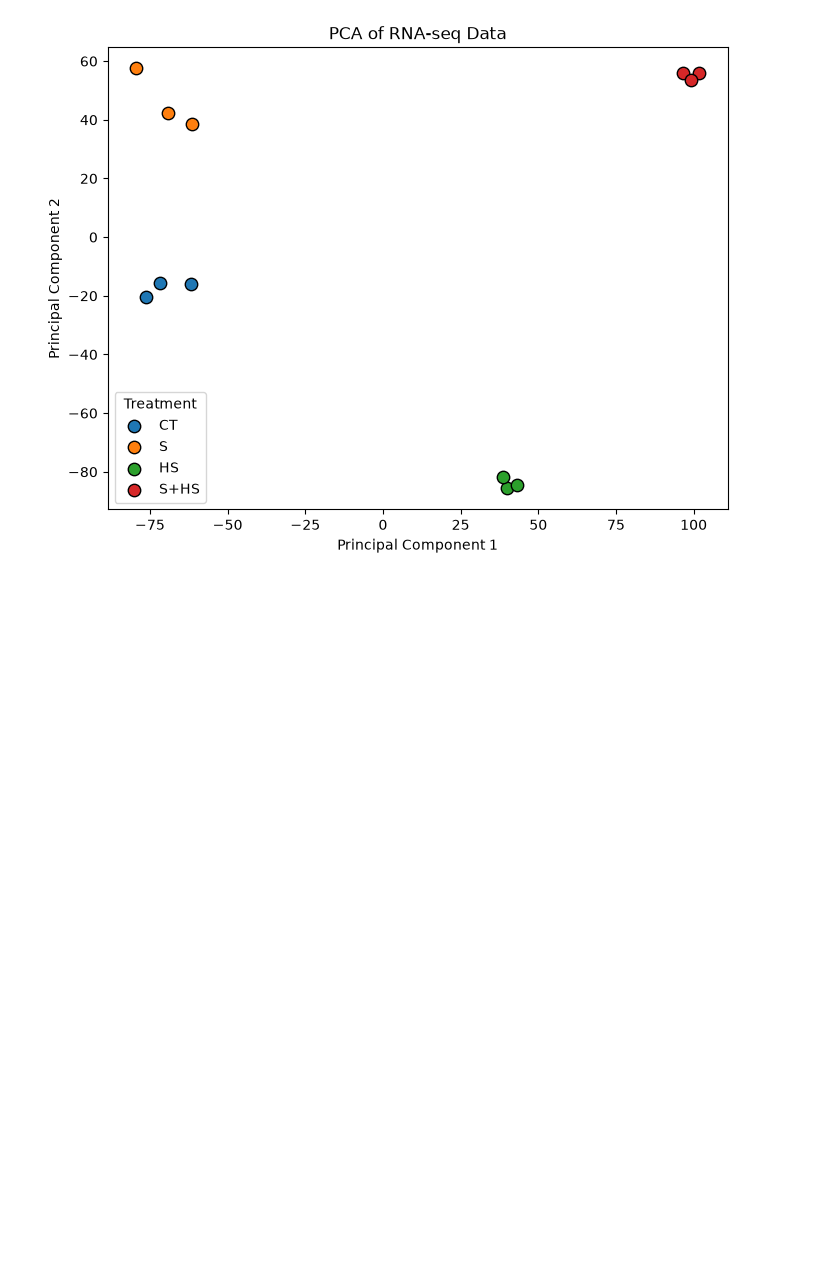
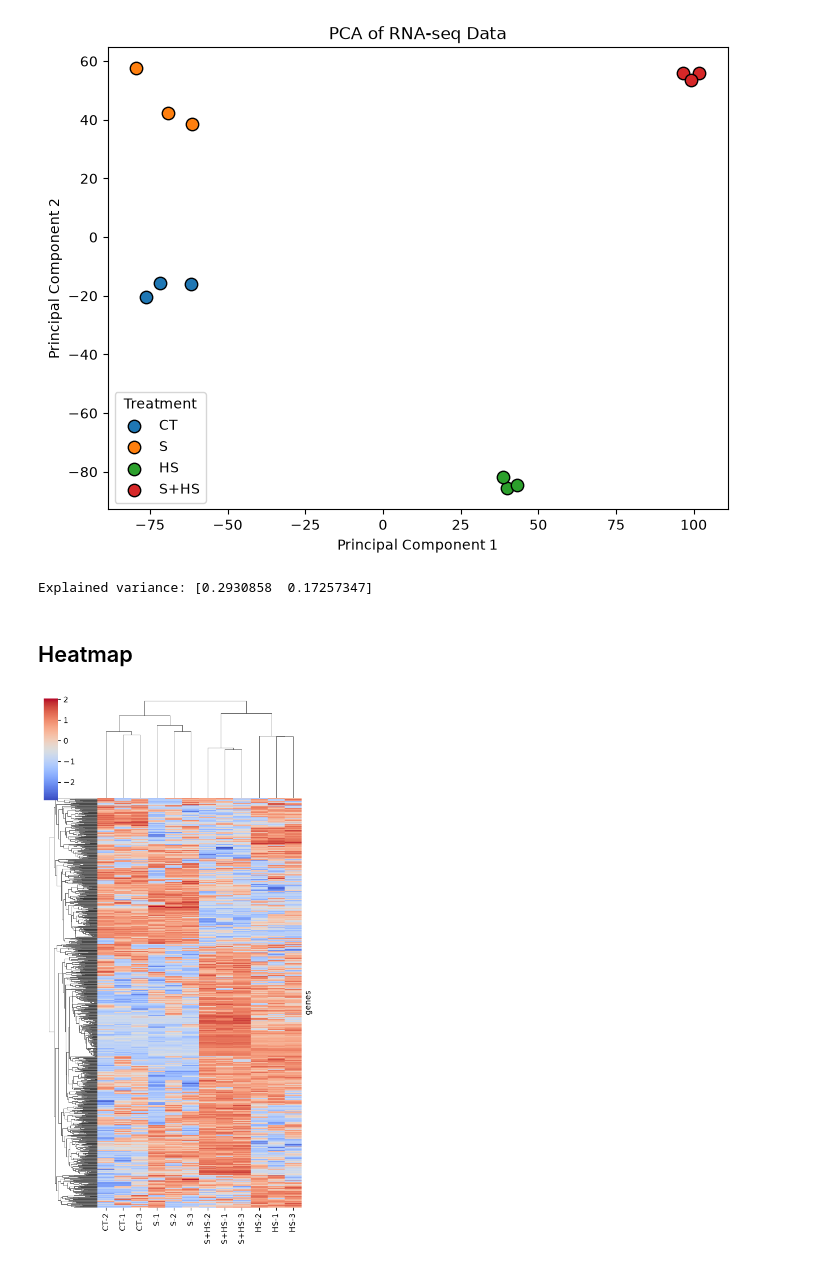
Before and after one commit to caroline-reges/Response-of-Tomato-Plant-to-Salinity-and-Heat-Stress, a Jupyter notebook: Code.ipynb, the cells around one changed output. Saved outputs shown, nothing was run; the diff lists cells and outputs as text; code cells hidden in the pictures; blank space fills up the shorter version.

Commit message:
added a heatmap

```diff
--- a/Code.ipynb
+++ b/Code.ipynb
@@ -106,3 +102,19 @@ plt.savefig('images/initial_pca.png', dpi=300, bbox_inches='tight')
 plt.show()
 # %% [output]
 [figure]
+# %%
+print("Explained variance:", pca.explained_variance_ratio_)
+# %% [output]
+Explained variance: [0.2930858  0.17257347]
+# %% [markdown]
+## Heatmap
+# %%
+#select top 500 most variable genes
+top_genes = X.var().nlargest(1000).index
+
+#zscore = 0 will standardize the gene across each sample for each gene
+#transposed the heatmap data so it looks more like a normal heatmap
+sns.clustermap(X[top_genes].T, cmap='coolwarm', z_score=0, figsize= (5,10), yticklabels=False)
+plt.show()
+# %% [output]
+[figure, added]
```
Also changed, not shown: parts of 3 cells of this notebook, 1 other file.
